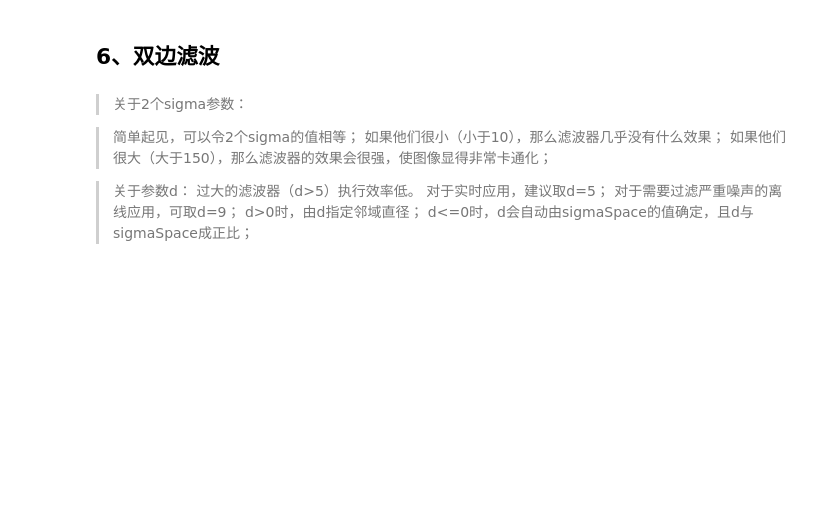
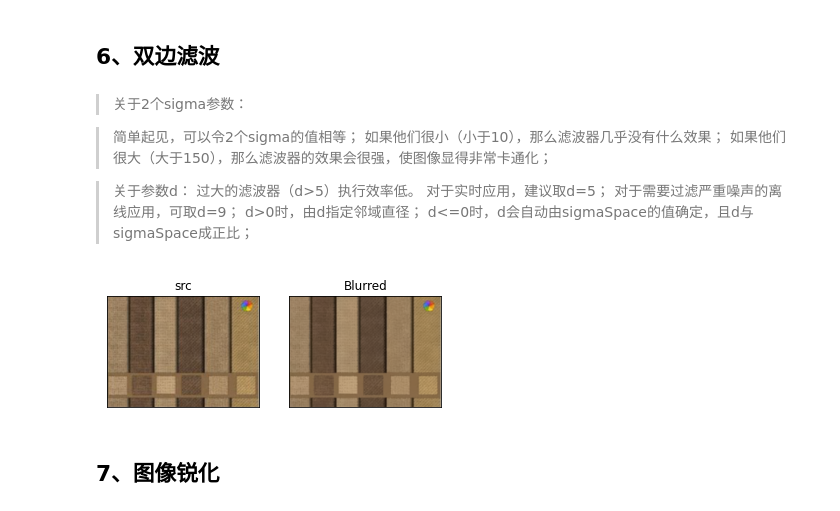
Before and after one commit to mangxiao2018/opencv-samples, a Jupyter notebook: 10004-图像加工处理.ipynb, the cells around one changed output. Saved outputs shown, nothing was run; the diff lists cells and outputs as text; code cells hidden in the pictures; blank space fills up the shorter version.

Commit message:
图像锐化

```diff
--- a/10004-图像加工处理.ipynb
+++ b/10004-图像加工处理.ipynb
@@ -104,13 +104,18 @@ plt.show()
 > 对于需要过滤严重噪声的离线应用，可取d=9； d>0时，由d指定邻域直径；
 > d<=0时，d会自动由sigmaSpace的值确定，且d与sigmaSpace成正比；
 # %%
-import cv2
+import cv2 as cv
 from matplotlib import pyplot as plt
-img = cv2.imread('image/bilateral.png')
-img = cv2.cvtColor(img,cv.COLOR_BGR2RGB)
-blur = cv2.bilateralFilter(img,-1,15,10)
-plt.subplot(121),plt.imshow(img),plt.title('Original')
+
+img = cv.imread('images/bilateral.png')
+img = cv.cvtColor(img, cv.COLOR_BGR2RGB)
+
+blur = cv.bilateralFilter(img, -1, 15, 10)
+
+plt.subplot(121), plt.imshow(img), plt.title('src')
 plt.xticks([]), plt.yticks([])
-plt.subplot(122),plt.imshow(blur),plt.title('Blurred')
+plt.subplot(122), plt.imshow(blur), plt.title('Blurred')
 plt.xticks([]), plt.yticks([])
 plt.show()
+# %% [output]
+[figure, added]
@@ -128,0 +122,2 @@ plt.subpl
+# %% [markdown]
+## 7、图像锐化
```
Also changed, not shown: parts of 3 cells of this notebook.
